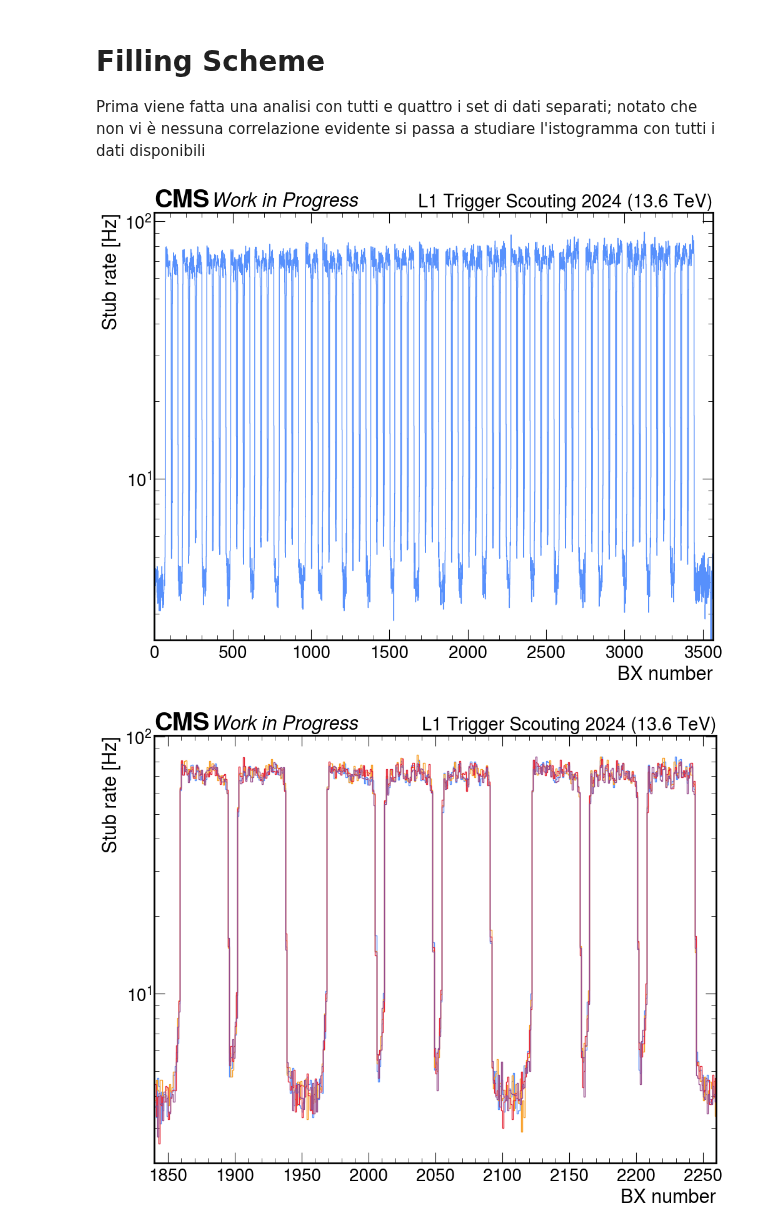
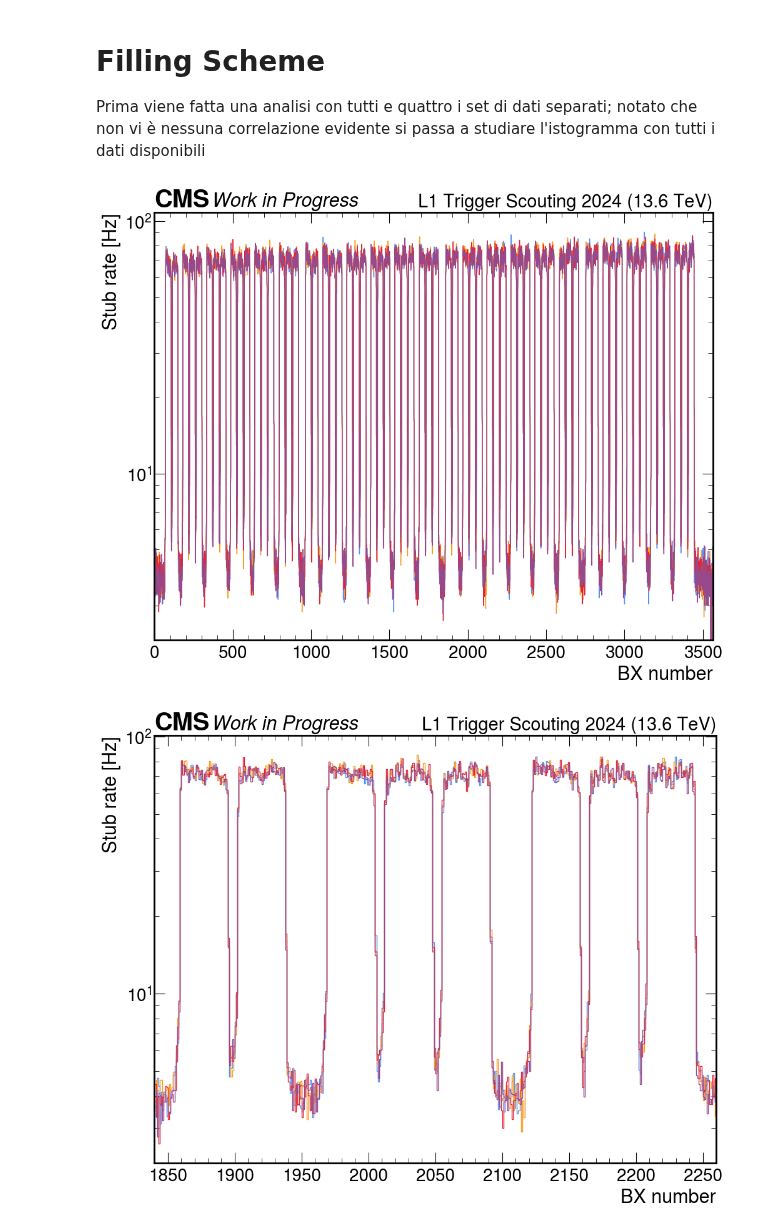
Before and after one commit to francescoreschio/Tesi-Triennale, a Jupyter notebook: Codice/Stubs.ipynb, the cells around one changed output. Cells and saved outputs as stored; diff of their text form; code cells hidden in the pictures.

Commit message:
Stubs per Bx

```diff
--- a/Codice/Stubs.ipynb
+++ b/Codice/Stubs.ipynb
@@ -45,20 +45,23 @@ bx_stub_counts = ak.Array([bx_stub_counts_LS133, bx_stub_counts_LS263, bx_stub_c
 # %%
 FileNumber = 0
 
 fig, ax = plt.subplots(figsize=FIGSIZE, constrained_layout=True)
 
 set_label_font(ax, FONTSIZE)
 set_tick_font(ax, FONTSIZE - 2)
 draw_cms_label(ax, fontsize= FONTSIZE, label="Work in Progress", rlabel="L1 Trigger Scouting 2024 (13.6 TeV)")
 
 ax.hist(bx_range[:-1], bins=bx_range, weights=ConvertToHz(bx_stub_counts[FileNumber]), histtype='step')
+ax.hist(bx_range[:-1], bins=bx_range, weights=ConvertToHz(bx_stub_counts[FileNumber + 1]), histtype='step')
+ax.hist(bx_range[:-1], bins=bx_range, weights=ConvertToHz(bx_stub_counts[FileNumber + 2]), histtype='step')
+ax.hist(bx_range[:-1], bins=bx_range, weights=ConvertToHz(bx_stub_counts[FileNumber + 3]), histtype='step')
 
 ax.set_xlabel('BX number')
 ax.set_ylabel('Stub rate [Hz]')
 ax.set_xlim(0, ONE_ORBIT_IN_BX)
 ax.set_yscale('log')
 # %% [output]
-[figure, old version]
+[figure, new version]
 # %%
 #Zoom in una regione con due treni (?)
 FileNumber = 0
```
Also changed, not shown: parts of 7 cells of this notebook, 2 other files.
